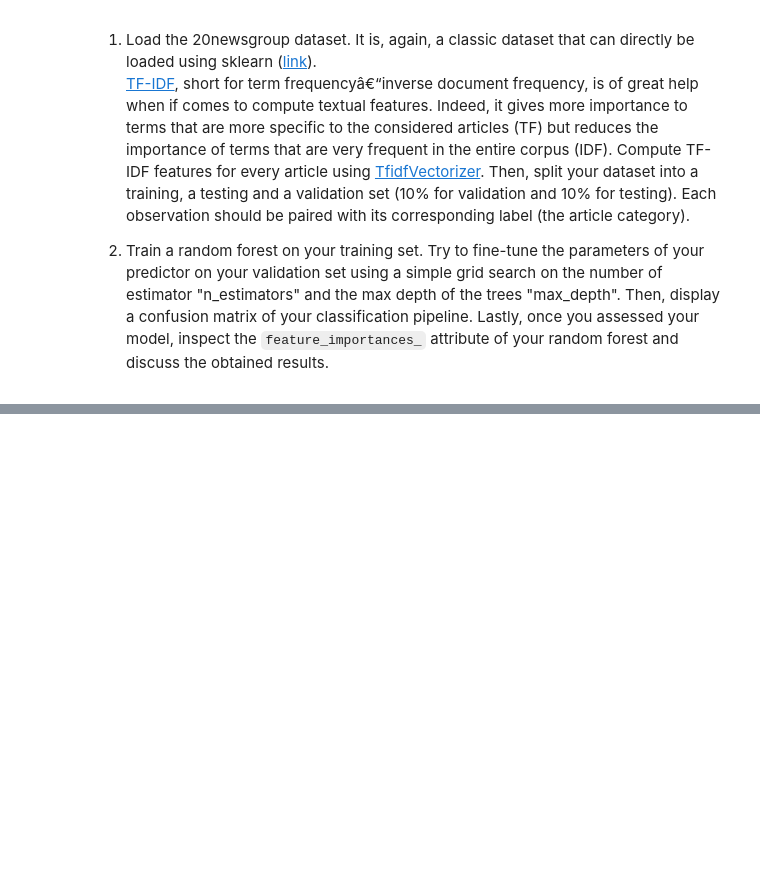
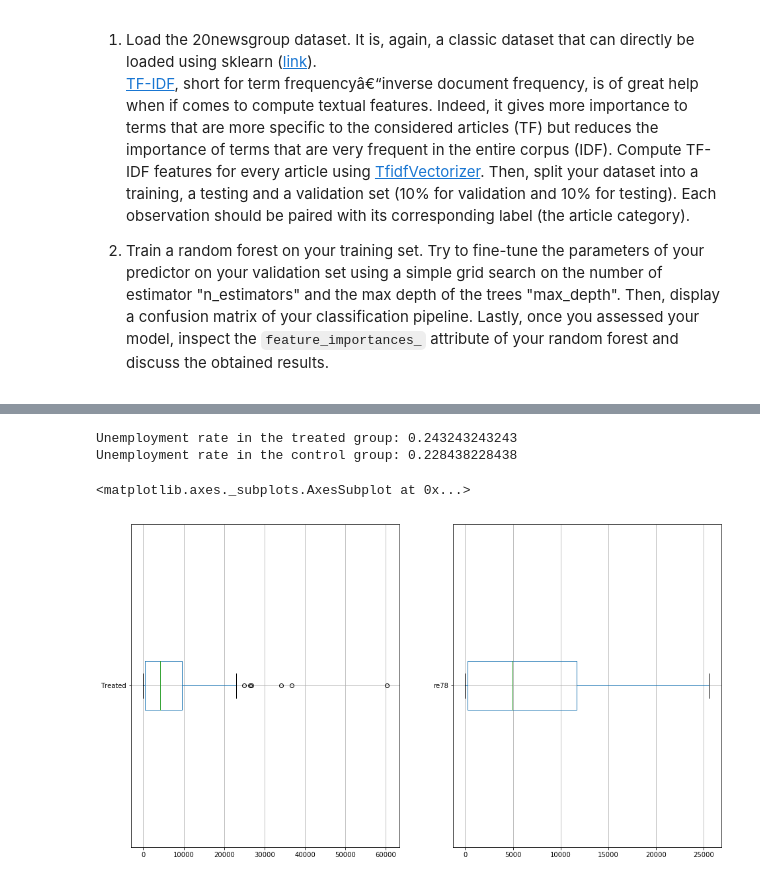
Before and after one commit to justcho5/ADA, a Jupyter notebook: 04 - Applied ML/Homework04.ipynb, the cells around one changed output, grey strips where cells are left out. Cells and saved outputs as stored; diff of their text form; code cells hidden in the pictures; blank space fills up the shorter version.

```diff
--- a/04 - Applied ML/Homework04.ipynb
+++ b/04 - Applied ML/Homework04.ipynb
@@ -111,0 +118,7 @@ We are going to build a classifier of news to directly assign them to 20 news ca
+# %%
+# load data
+df = pd.read_csv('lalonde.csv')
+df['white'] = ((df.black==0)&(df.hispan==0)).astype(int)
+treated = df[df.treat==1]
+non_treated = df[df.treat==0]
+non_treated.head()
@@ -111,0 +156,18 @@ We are going to build a classifier of news to directly assign them to 20 news ca
+# %%
+# unemployment rate
+print('Unemployment rate in the treated group:', (treated.re78==0).sum()/treated.re78.shape[0])
+print('Unemployment rate in the control group:', (non_treated.re78==0).sum()/non_treated.re78.shape[0])
+# %% [output]
+Unemployment rate in the treated group: 0.243243243243
+Unemployment rate in the control group: 0.228438228438
+# %%
+# boxplot of salaries of two groups
+fig = plt.figure(figsize=(16,9))
+ax = plt.subplot(121)
+treated[['re78']].boxplot(vert=False, ax=ax, showfliers=True)
+plt.yticks([1], ['Treated'])
+ax = plt.subplot(122)
+non_treated[['re78']].boxplot(vert=False, ax=ax, showfliers=True)
+# %% [output]
+<matplotlib.axes._subplots.AxesSubplot at 0x...>
+[figure, added]
```
Also changed, not shown: parts of 8 cells of this notebook.
